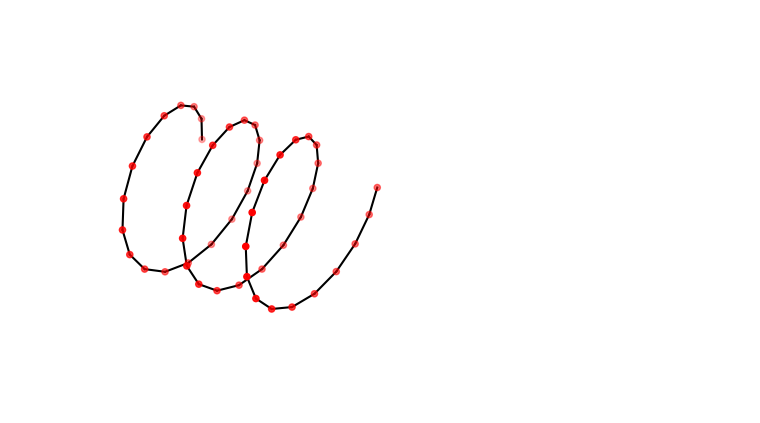
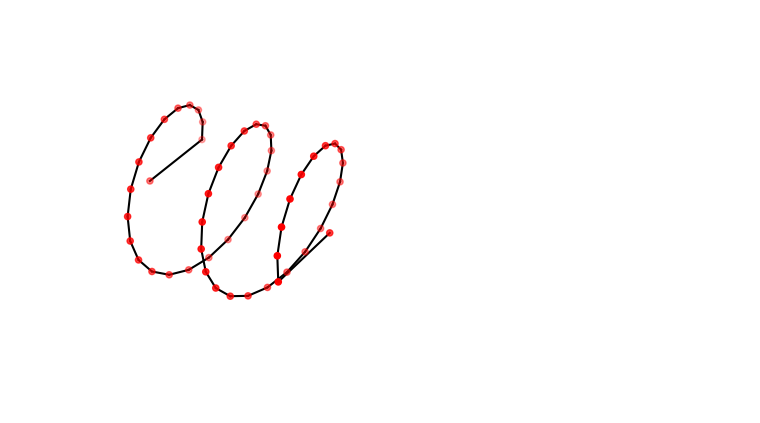
Before and after one commit to StructuresComp/dismech-python, a Jupyter notebook: experiments/slinky_pulling.ipynb, the cells around one changed output. Saved outputs shown, nothing was run; the diff lists cells and outputs as text; code cells hidden in the pictures.

```diff
--- a/experiments/slinky_pulling.ipynb
+++ b/experiments/slinky_pulling.ipynb
@@ -6,40 +6,41 @@ geom = dismech.GeomParams(rod_r0=5e-3,
                           shell_h=0)
 
 material = dismech.Material(density=1200,
-                            youngs_rod=1e8,
+                            youngs_rod=1e9,
                             youngs_shell=0,
                             poisson_rod=0.5,
                             poisson_shell=0)
 
 static_2d_sim = dismech.SimParams(static_sim=False,
                                   two_d_sim=True,
                                   use_mid_edge=False,
                                   use_line_search=False,
                                   show_floor=False,
                                   log_data=True,
                                   log_step=1,
-                                  dt=1e-2,
+                                  dt=1e-3,
                                   max_iter=25,
-                                  total_time=0.2,
+                                  total_time=1,
                                   plot_step=1,
                                   tol=1e-4,
                                   ftol=1e-4,
                                   dtol=1e-2)
 
 env = dismech.Environment()
 
 geo = dismech.Geometry.from_txt('../tests/resources/slinky/slinky.txt')
 # geo = dismech.Geometry.from_txt('../tests/resources/rod_cantilever/horizontal_rod_n11.txt')
 
+forces_to_apply = [np.array([120.0, 0.0, 0.0])]
 
 # env.add_force('gravity', g=np.array([10, 0.0, 0.0]))
 env.add_force('pointForces', point_force_node_indices=[geo.nodes.shape[0]-1],
-              point_force_vectors=[np.array([120.0, 0.0, 0.0])])
-# env.add_force('damping', eta=10)
+              point_force_vectors=forces_to_apply)
+env.add_force('damping', eta=100)
 
 robot = dismech.SoftRobot(geom, material, geo, static_2d_sim, env)
 # %% [output]
-[figure, old version]
+[figure, new version]
 # %%
 fixed_points = np.array([0]) # fix the first node
 robot = robot.fix_nodes(fixed_points)
```
Also changed, not shown: parts of 10 cells of this notebook, 4 other files.
